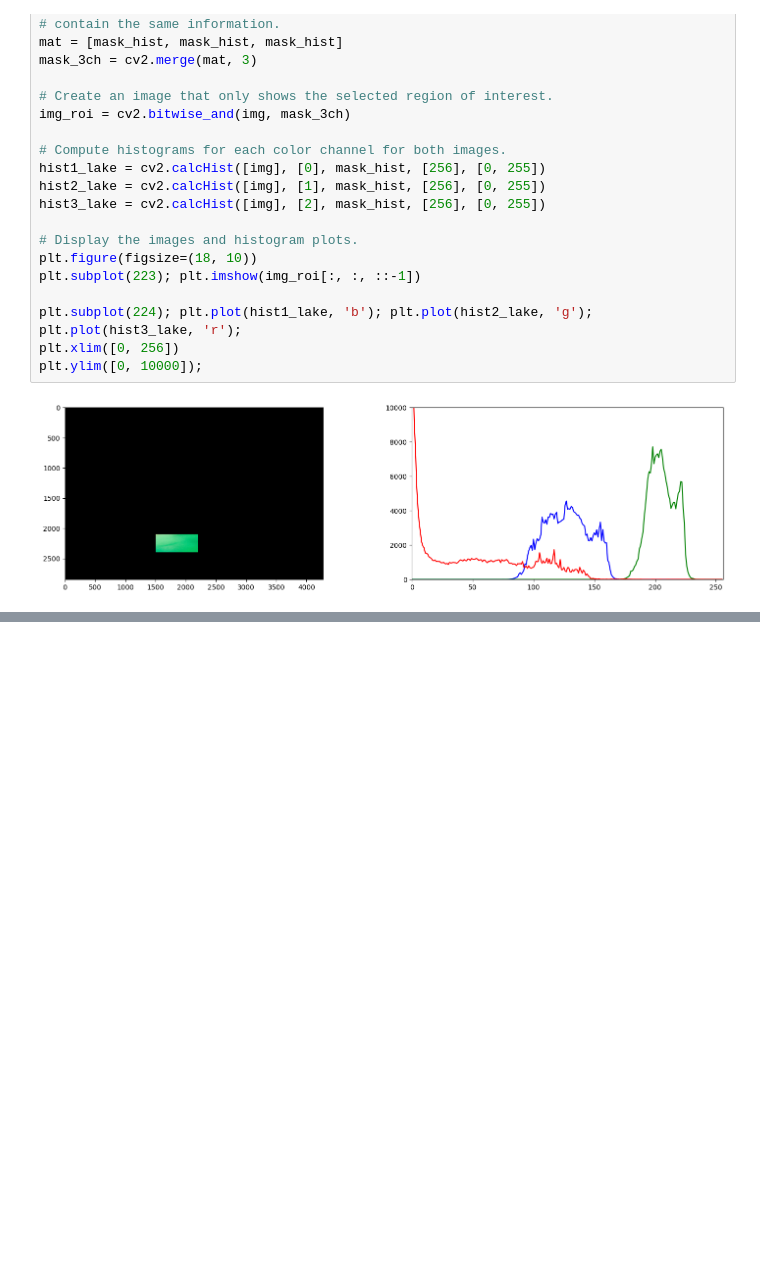
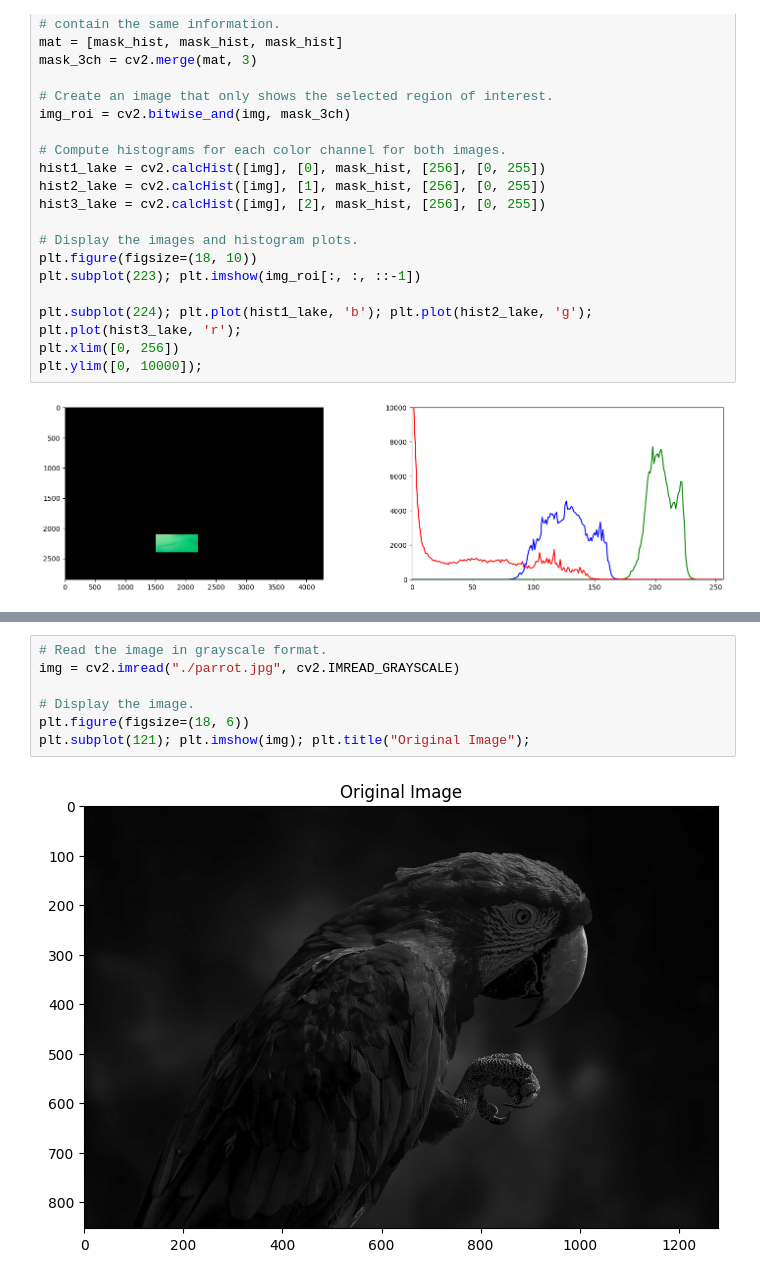
Before and after one commit to saulyaguana/Histograms-ColorSegmentation, a Jupyter notebook: histograms/histograms.ipynb, the cells around one changed output, grey strips where cells are left out. Drawn from its saved outputs; the diff is of its cells as text; blank space fills up the shorter version.

```diff
--- a/histograms/histograms.ipynb
+++ b/histograms/histograms.ipynb
@@ -221,0 +226,9 @@ plt.ylim([0, 10000]);
+# %%
+# Read the image in grayscale format.
+img = cv2.imread("./parrot.jpg", cv2.IMREAD_GRAYSCALE)
+
+# Display the image.
+plt.figure(figsize=(18, 6))
+plt.subplot(121); plt.imshow(img); plt.title("Original Image");
+# %% [output]
+[figure, added]
```
Also changed, not shown: parts of 4 cells of this notebook, 1 other file.
